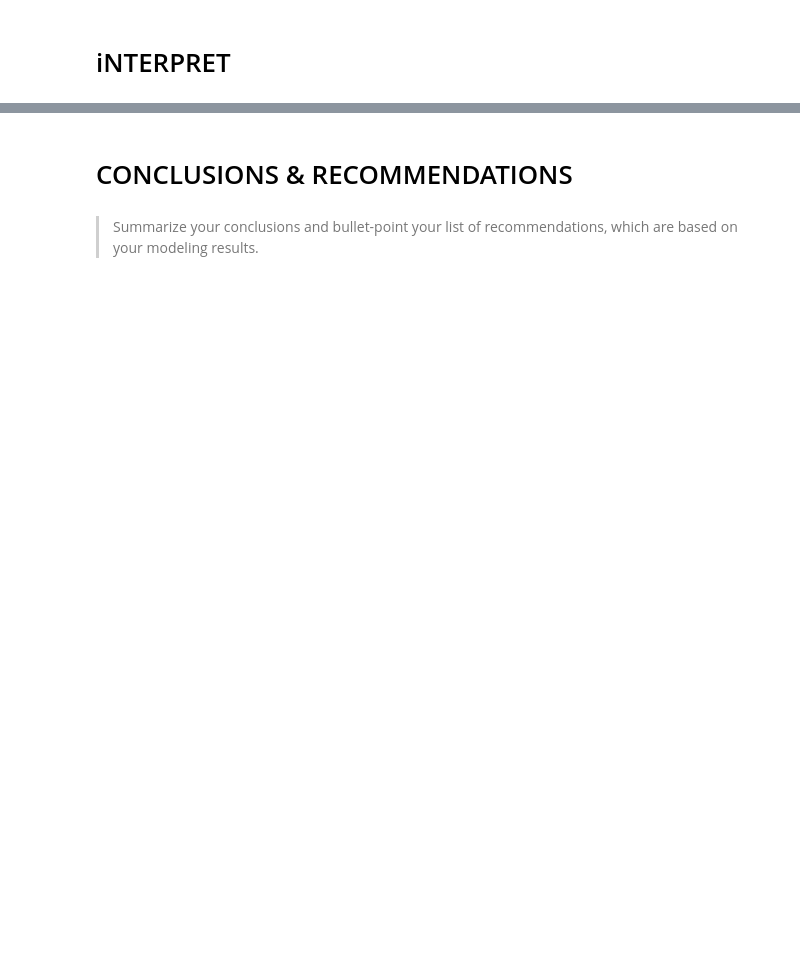
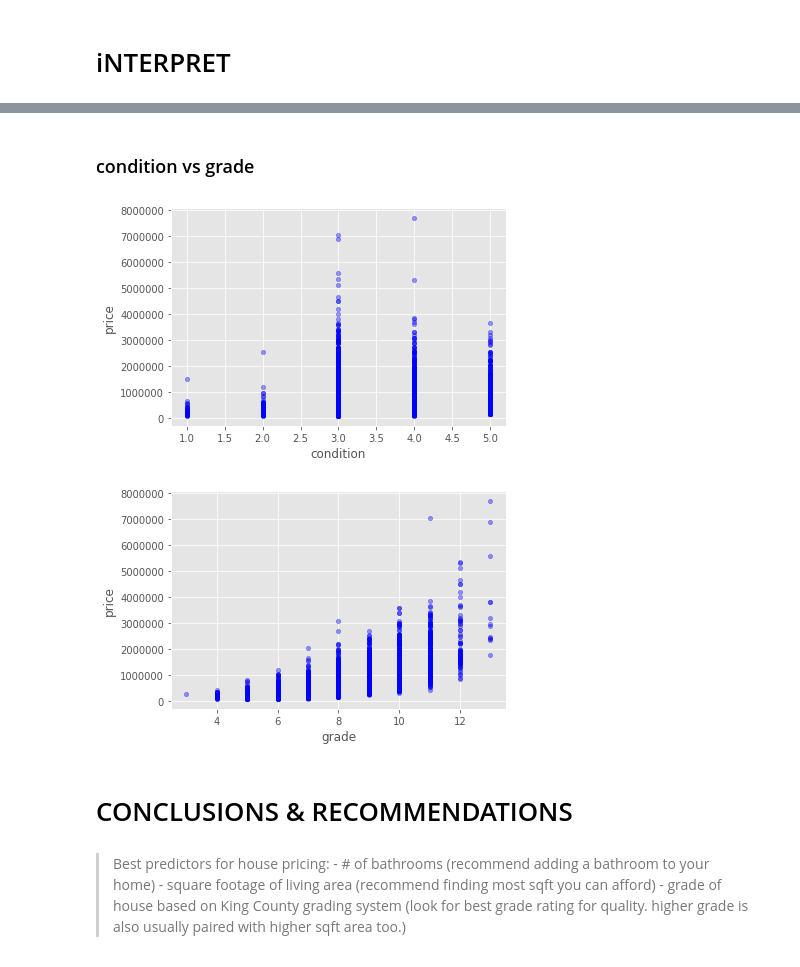
Before and after one commit to alexanderjohnny/dsc-v2-mod1-final-project-online-ds-pt-100719, a Jupyter notebook: ALEX_BEAT_mod1project_nb.ipynb, the cells around one changed output, grey strips where cells are left out. Saved outputs shown, nothing was run; the diff lists cells and outputs as text; code cells hidden in the pictures; blank space fills up the shorter version.

```diff
--- a/ALEX_BEAT_mod1project_nb.ipynb
+++ b/ALEX_BEAT_mod1project_nb.ipynb
@@ -1332,4 +1476,25 @@ axes.set_ylim(len(df_filtered1.corr()),-0.5,+0.5)
+# %% [markdown]
+### condition vs grade
+# %%
+# grade	75270
+# C(condition)[T.2]	54930
+# C(condition)[T.3]	47460
+# C(condition)[T.4]	69170
+# C(condition)[T.5]	103100
+# grade is more significant unless your house is condition level 5.
+# A "unit" increase in grade is associated with a 75270 "unit" increase in price.
+# A "unit" increase in condition rating 5 is associated with a 103100 "unit" increase in price.
+
+df_filtered1.plot(kind='scatter', x='condition', y='price', alpha=0.4, color='b')
+df_filtered1.plot(kind='scatter', x='grade', y='price', alpha=0.4, color='b');
+# %% [output]
+[figure, added]
+[figure, added]
 # %% [markdown]
 # CONCLUSIONS & RECOMMENDATIONS
-# %% [markdown]
-> Summarize your conclusions and bullet-point your list of recommendations, which are based on your modeling results.
+# %% [markdown]
+> Best predictors for house pricing:
+    - # of bathrooms (recommend adding a bathroom to your home)
+    - square footage of living area (recommend finding most sqft you can afford)
+    - grade of house based on King County grading system (look for best grade rating for quality. higher grade
+        is also usually paired with higher sqft area too.)
```
Also changed, not shown: parts of 39 cells of this notebook, 54 other files.
